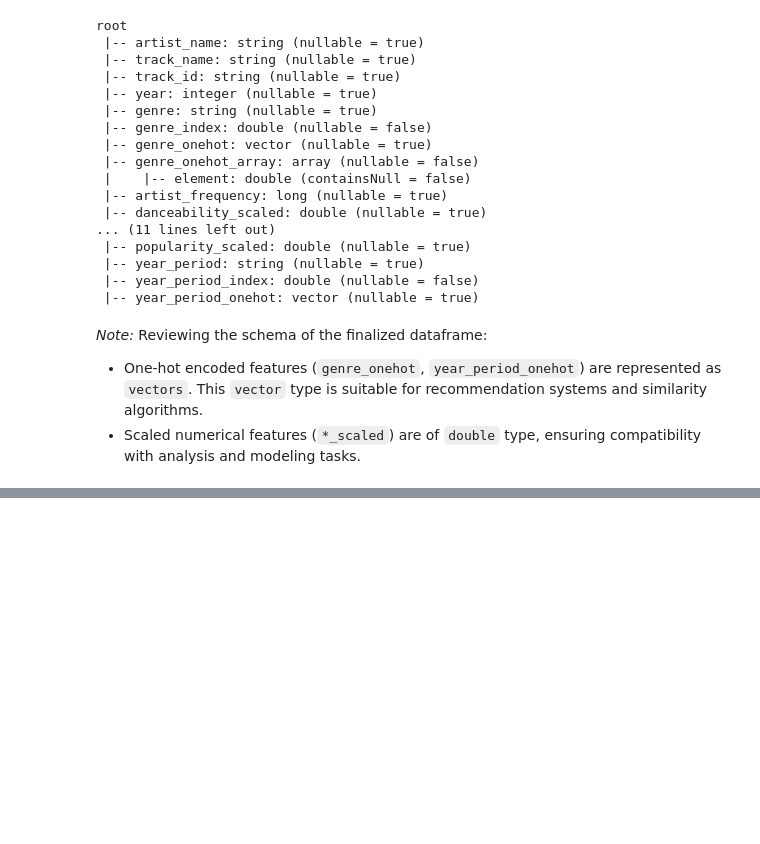
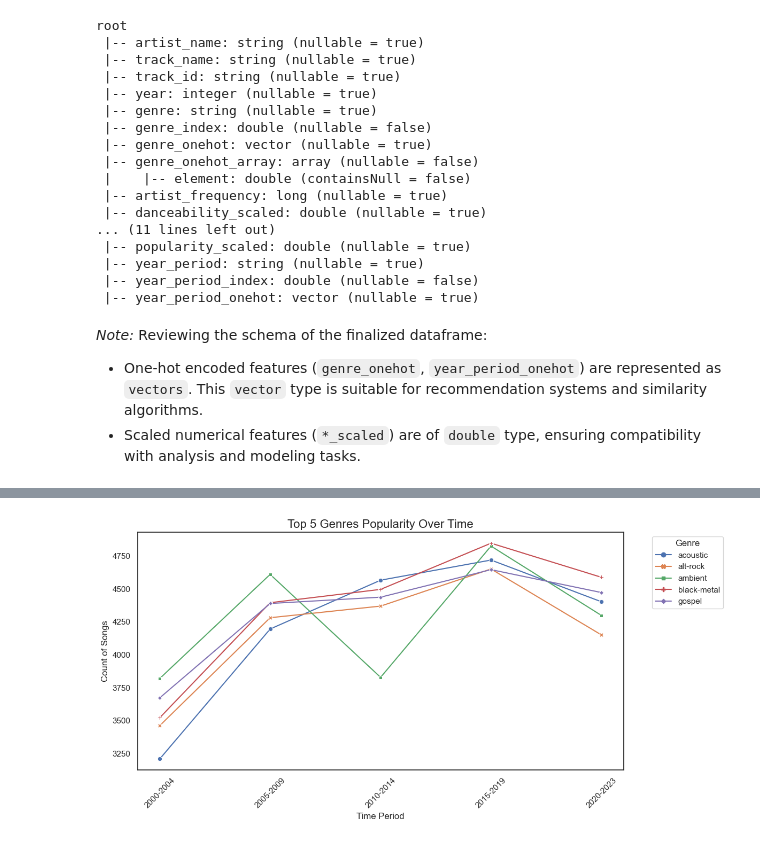
Before and after one commit to longnca/ENSF612-Project, a Jupyter notebook: spotify_project.ipynb, the cells around one changed output, grey strips where cells are left out. Drawn from its saved outputs; the diff is of its cells as text; code cells hidden in the pictures; blank space fills up the shorter version.

```diff
--- a/spotify_project.ipynb
+++ b/spotify_project.ipynb
@@ -848,0 +860,41 @@ root
+# %%
+# Top 5 Genres over time
+
+# aggregate to count songs per genre and time period
+genre_trends = (
+    spotify_df_final.groupBy("year_period", "genre")
+    .count()
+    .orderBy("year_period", "count", ascending=[True, False])
+)
+
+# convert to Pandas for visualization
+genre_trends_pd = genre_trends.toPandas()
+
+# aggregate top 5 genres by total count
+top_5_genres = (
+    genre_trends_pd.groupby("genre")["count"]
+    .sum()
+    .sort_values(ascending=False)
+    .head(5)
+    .index
+)
+
+# filter the trends for the top 5 genres
+genre_trends_pd_top5 = genre_trends_pd[genre_trends_pd["genre"].isin(top_5_genres)]
+
+# create a pivot table for plotting
+genre_trends_pivot = genre_trends_pd_top5.pivot(index="year_period", columns="genre", values="count").fillna(0)
+
+# plot using Seaborn
+plt.figure(figsize=(12, 6))
+sns.lineplot(data=genre_trends_pivot, markers=True, dashes=False)
+
+plt.title('Top 5 Genres Popularity Over Time', fontsize=16)
+plt.xlabel('Time Period', fontsize=12)
+plt.ylabel('Count of Songs', fontsize=12)
+plt.xticks(rotation=45)
+plt.legend(title='Genre', bbox_to_anchor=(1.05, 1), loc='upper left')
+plt.tight_layout()
+plt.show()
+# %% [output]
+[figure, added]
```
Also changed, not shown: parts of 13 cells of this notebook.
